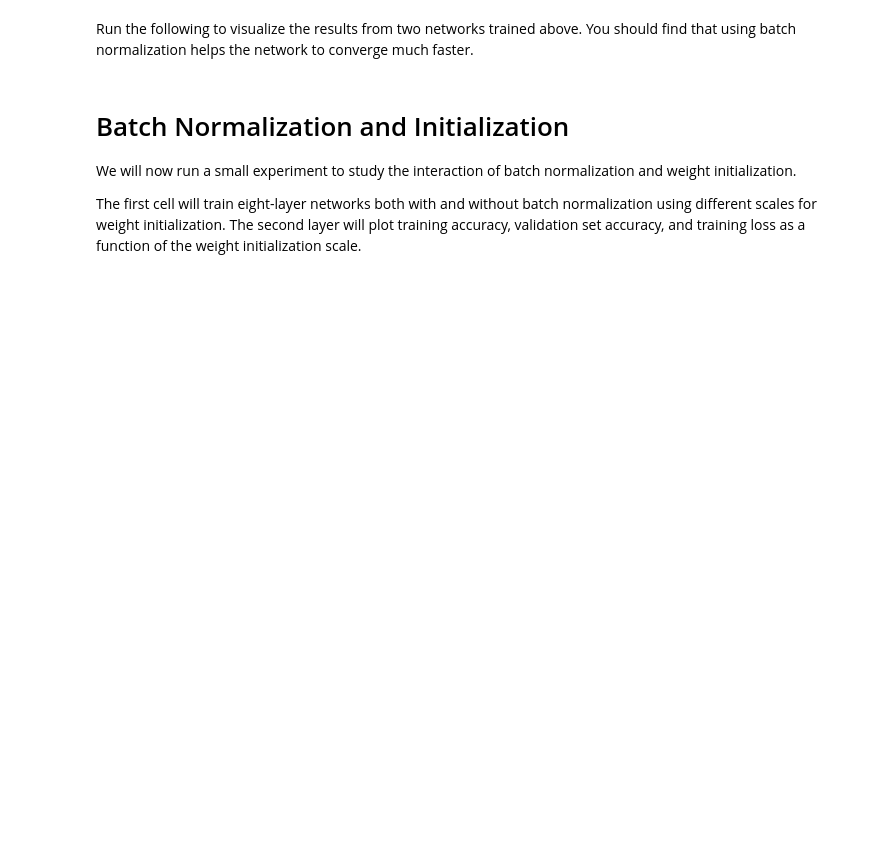
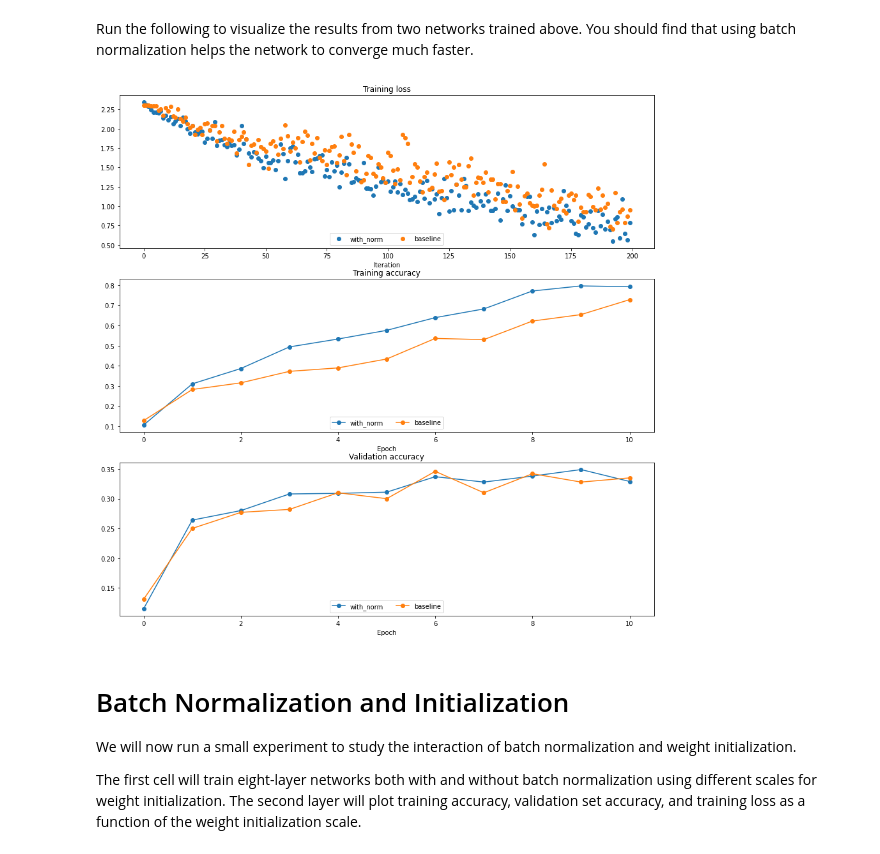
Before and after one commit to AgainstEntropy/CS231n-assignment2021, a Jupyter notebook: assignment2/BatchNormalization.ipynb, the cells around one changed output. Cells and saved outputs as stored; diff of their text form; code cells hidden in the pictures; blank space fills up the shorter version.

```diff
--- a/assignment2/BatchNormalization.ipynb
+++ b/assignment2/BatchNormalization.ipynb
@@ -321,35 +357,37 @@ Run the following to visualize the results from two networks trained above. You
 # %%
 def plot_training_history(title, label, baseline, bn_solvers, plot_fn, bl_marker='.', bn_marker='.', labels=None):
     """utility function for plotting training history"""
     plt.title(title)
     plt.xlabel(label)
     bn_plots = [plot_fn(bn_solver) for bn_solver in bn_solvers]
     bl_plot = plot_fn(baseline)
     num_bn = len(bn_plots)
     for i in range(num_bn):
         label='with_norm'
         if labels is not None:
             label += str(labels[i])
         plt.plot(bn_plots[i], bn_marker, label=label)
     label='baseline'
     if labels is not None:
         label += str(labels[0])
     plt.plot(bl_plot, bl_marker, label=label)
     plt.legend(loc='lower center', ncol=num_bn+1)
 
 
 plt.subplot(3, 1, 1)
-plot_training_history('Training loss','Iteration', solver, [bn_solver], \
+plot_training_history('Training loss','Iteration', solver, [bn_solver],
                       lambda x: x.loss_history, bl_marker='o', bn_marker='o')
 plt.subplot(3, 1, 2)
-plot_training_history('Training accuracy','Epoch', solver, [bn_solver], \
+plot_training_history('Training accuracy','Epoch', solver, [bn_solver],
                       lambda x: x.train_acc_history, bl_marker='-o', bn_marker='-o')
 plt.subplot(3, 1, 3)
-plot_training_history('Validation accuracy','Epoch', solver, [bn_solver], \
+plot_training_history('Validation accuracy','Epoch', solver, [bn_solver],
                       lambda x: x.val_acc_history, bl_marker='-o', bn_marker='-o')
 
 plt.gcf().set_size_inches(15, 15)
 plt.show()
+# %% [output]
+[figure, added]
 # %% [markdown]
 # Batch Normalization and Initialization
 We will now run a small experiment to study the interaction of batch normalization and weight initialization.
```
Also changed, not shown: parts of 14 cells of this notebook, 3 other files.
